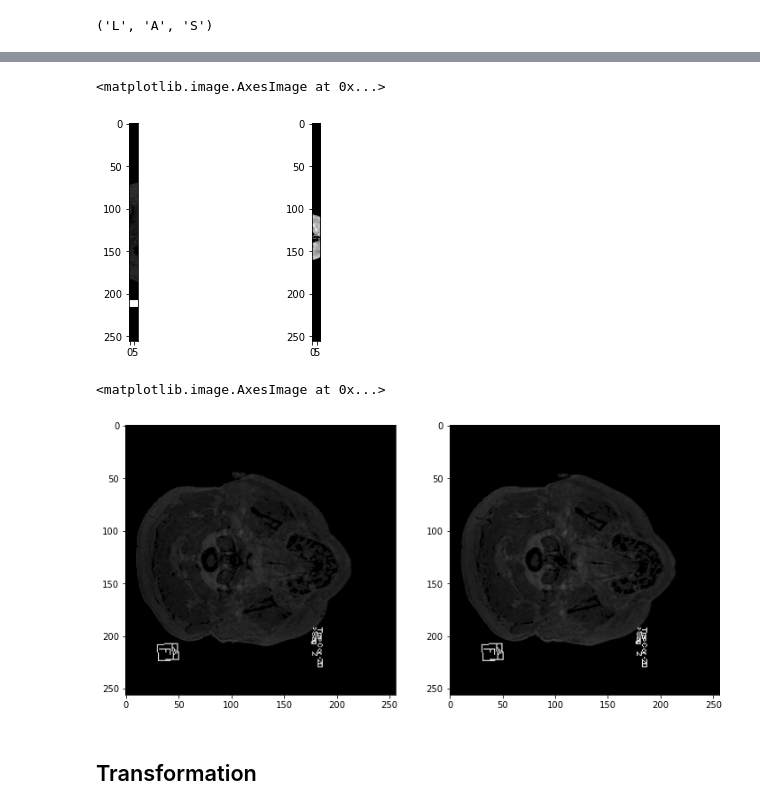
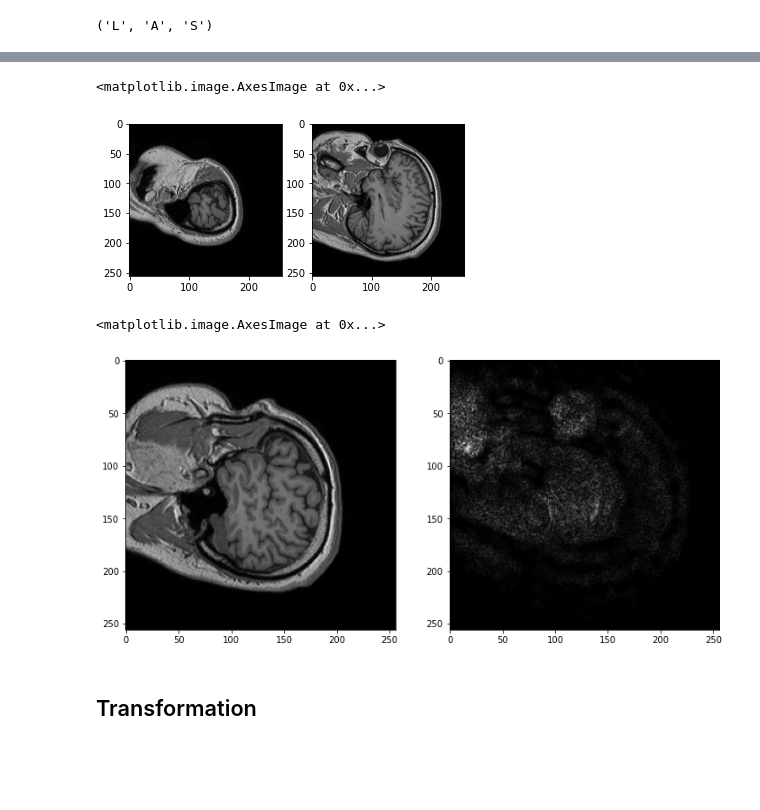
Before and after one commit to Zahed-Golabi/Medical-Imaging, a Jupyter notebook: 02- Preprocessing/Preprocessing.ipynb, the cells around one changed output, grey strips where cells are left out. Drawn from its saved outputs; the diff is of its cells as text; code cells hidden in the pictures; blank space fills up the shorter version.

```diff
--- a/02- Preprocessing/Preprocessing.ipynb
+++ b/02- Preprocessing/Preprocessing.ipynb
@@ -6,7 +6,6 @@ import matplotlib.pyplot as plt
 
 import nibabel as nib
 %matplotlib inline
-# %%
-mri_file = nib.load("../imgs/nifti/15_axial_mprage_post_reformat.nii.gz")
 # %%
-mri_file.affine
+mri_file = nib.load("../imgs/IXI662-Guys-1120-T1.nii.gz")
+brain_mri_data = mri_file.get_fdata()
@@ -46,17 +48,17 @@ axis[1].imshow(mri_data[40,:,:], cmap="gray")
 # %%
 fig, axis = plt.subplots(1,2)
-axis[0].imshow(mri_data[:,30,:], cmap="gray")
-axis[1].imshow(mri_data[:,200,:], cmap="gray")
+axis[0].imshow(brain_mri_data[:,:,20], cmap="gray")
+axis[1].imshow(brain_mri_data[:,:,45], cmap="gray")
 # %% [output]
 <matplotlib.image.AxesImage at 0x...>
-[figure, old version]
+[figure, new version]
 # %%
 fig, axis = plt.subplots(1,2,figsize=(12,12))
-axis[0].imshow(mri_data[:,:,4], cmap="gray")
-axis[1].imshow(mri_data[:,:,3], cmap="gray")
+axis[0].imshow(brain_mri_data[:,:,32], cmap="gray")
+axis[1].imshow(brain_mri_data[:,:,149], cmap="gray")
 # %% [output]
 <matplotlib.image.AxesImage at 0x...>
-[figure, old version]
+[figure, new version]
 # %% [markdown]
 ## Transformation
 # %%
```
Also changed, not shown: parts of 8 cells of this notebook.
